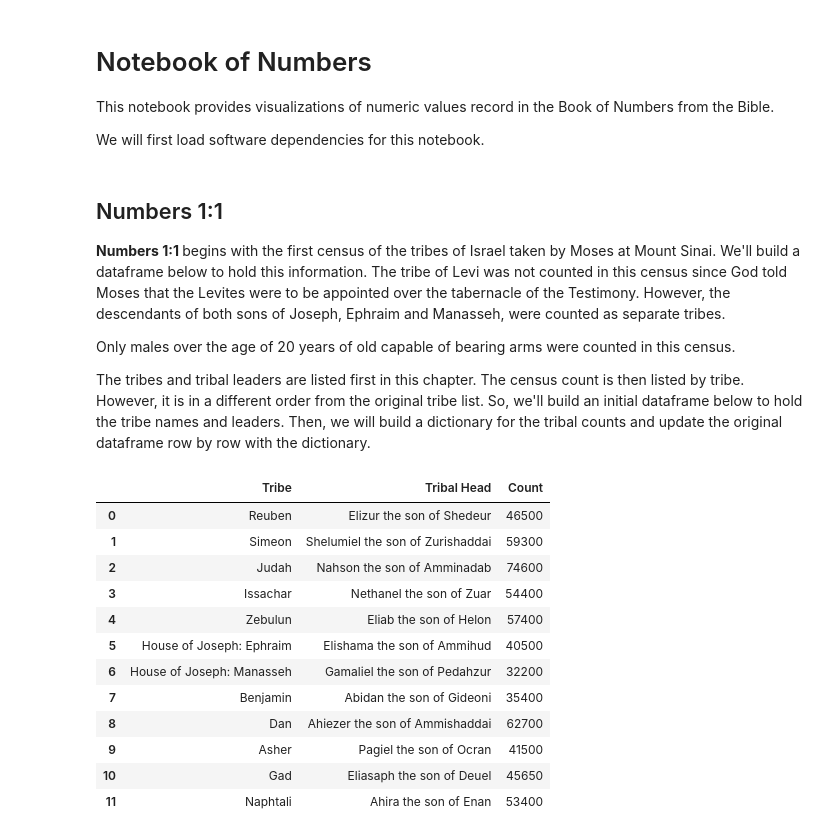
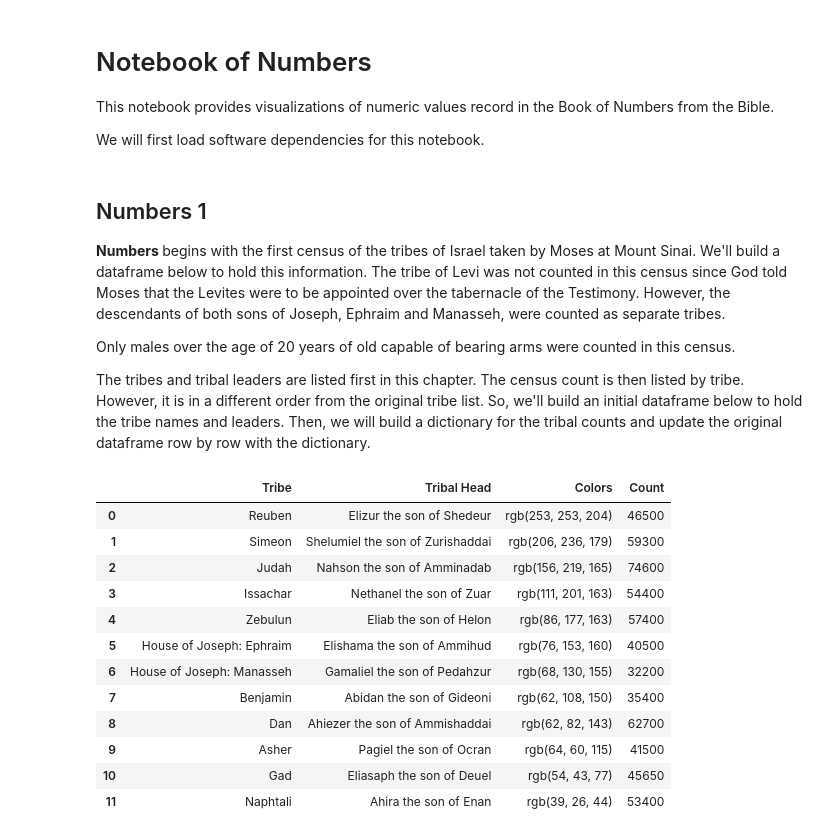
Before and after one commit to caliles/Notebook_of_Numbers, a Jupyter notebook: Notebook_of_Numbers.ipynb, the cells around one changed output. Cells and saved outputs as stored; diff of their text form; code cells hidden in the pictures.

Commit message:
Fixed tribal colors, started 2nd chapter.

```diff
--- a/Notebook_of_Numbers.ipynb
+++ b/Notebook_of_Numbers.ipynb
@@ -10,47 +11,49 @@ import plotly.express as px
 # %% [markdown]
-## Numbers 1:1
+## Numbers 1
 
-<B> Numbers 1:1 </B> begins with the first census of the tribes of Israel taken by Moses at Mount Sinai.  We'll build a dataframe below to hold this information.  The tribe of Levi was not counted in this census since God told Moses that the Levites were to be appointed over the tabernacle of the Testimony.  However, the descendants of both sons of Joseph, Ephraim and Manasseh, were counted as separate tribes.
+<B> Numbers </B> begins with the first census of the tribes of Israel taken by Moses at Mount Sinai.  We'll build a dataframe below to hold this information.  The tribe of Levi was not counted in this census since God told Moses that the Levites were to be appointed over the tabernacle of the Testimony.  However, the descendants of both sons of Joseph, Ephraim and Manasseh, were counted as separate tribes.
 
 Only males over the age of 20 years of old capable of bearing arms were counted in this census.
 
 The tribes and tribal leaders are listed first in this chapter.  The census count is then listed by tribe.  However, it is in a different order from the original tribe list.  So, we'll build an initial dataframe below to hold the tribe names and leaders.  Then, we will build a dictionary for the tribal counts and update the original dataframe row by row with the dictionary.
 # %%
-data = {'Tribe': ['Reuben', 'Simeon', 'Judah', 'Issachar', 'Zebulun', 'House of Joseph: Ephraim',
-                  'House of Joseph: Manasseh', 'Benjamin', 'Dan', 'Asher', 'Gad', 'Naphtali'],
-        'Tribal Head': ['Elizur the son of Shedeur', 'Shelumiel the son of Zurishaddai',
-                       'Nahson the son of Amminadab', 'Nethanel the son of Zuar',
-                       'Eliab the son of Helon', 'Elishama the son of Ammihud',
-                       'Gamaliel the son of Pedahzur', 'Abidan the son of Gideoni',
-                       'Ahiezer the son of Ammishaddai', 'Pagiel the son of Ocran',
-                       'Eliasaph the son of Deuel', 'Ahira the son of Enan']}#,
-        #"Colors": []}
+tribes = {'Tribe': ['Reuben', 'Simeon', 'Judah', 'Issachar', 'Zebulun', 'House of Joseph: Ephraim',
+                  'House of Joseph: Manasseh', 'Benjamin', 'Dan', 'Asher', 'Gad', 'Naphtali']}
+
+data = copy.deepcopy(tribes)
+data['Tribal Head'] = ['Elizur the son of Shedeur', 'Shelumiel the son of Zurishaddai',
+                      'Nahson the son of Amminadab', 'Nethanel the son of Zuar',
+                      'Eliab the son of Helon', 'Elishama the son of Ammihud',
+                      'Gamaliel the son of Pedahzur', 'Abidan the son of Gideoni',
+                      'Ahiezer the son of Ammishaddai', 'Pagiel the son of Ocran',
+                      'Eliasaph the son of Deuel', 'Ahira the son of Enan']#,
+data["Colors"] = px.colors.sequential.deep
 
 tribal_census = {'Reuben': 46500, 'Simeon': 59300, 'Gad': 45650, 'Judah': 74600, 'Issachar': 54400,
                  'Zebulun': 57400, 'House of Joseph: Ephraim': 40500,
                  'House of Joseph: Manasseh': 32200, 'Benjamin': 35400,
                  'Dan': 62700, 'Asher': 41500, 'Naphtali': 53400}
 
 df = pd.DataFrame(data)
 
 df['Count'] = 0 # This will be a placeholder column for the tribal count.
 
 for idx, row in df.iterrows():
     df.loc[idx, 'Count'] = tribal_census[row['Tribe']]
 
 df
 # %% [output]
-|  | Tribe | Tribal Head | Count |
-| 0 | Reuben | Elizur the son of Shedeur | 46500 |
-| 1 | Simeon | Shelumiel the son of Zurishaddai | 59300 |
-| 2 | Judah | Nahson the son of Amminadab | 74600 |
-| 3 | Issachar | Nethanel the son of Zuar | 54400 |
-| 4 | Zebulun | Eliab the son of Helon | 57400 |
-| 5 | House of Joseph: Ephraim | Elishama the son of Ammihud | 40500 |
-| 6 | House of Joseph: Manasseh | Gamaliel the son of Pedahzur | 32200 |
-| 7 | Benjamin | Abidan the son of Gideoni | 35400 |
-| 8 | Dan | Ahiezer the son of Ammishaddai | 62700 |
-| 9 | Asher | Pagiel the son of Ocran | 41500 |
-| 10 | Gad | Eliasaph the son of Deuel | 45650 |
-| 11 | Naphtali | Ahira the son of Enan | 53400 |
+|  | Tribe | Tribal Head | Colors | Count |
+| 0 | Reuben | Elizur the son of Shedeur | rgb(253, 253, 204) | 46500 |
+| 1 | Simeon | Shelumiel the son of Zurishaddai | rgb(206, 236, 179) | 59300 |
+| 2 | Judah | Nahson the son of Amminadab | rgb(156, 219, 165) | 74600 |
+| 3 | Issachar | Nethanel the son of Zuar | rgb(111, 201, 163) | 54400 |
+| 4 | Zebulun | Eliab the son of Helon | rgb(86, 177, 163) | 57400 |
+| 5 | House of Joseph: Ephraim | Elishama the son of Ammihud | rgb(76, 153, 160) | 40500 |
+| 6 | House of Joseph: Manasseh | Gamaliel the son of Pedahzur | rgb(68, 130, 155) | 32200 |
+| 7 | Benjamin | Abidan the son of Gideoni | rgb(62, 108, 150) | 35400 |
+| 8 | Dan | Ahiezer the son of Ammishaddai | rgb(62, 82, 143) | 62700 |
+| 9 | Asher | Pagiel the son of Ocran | rgb(64, 60, 115) | 41500 |
+| 10 | Gad | Eliasaph the son of Deuel | rgb(54, 43, 77) | 45650 |
+| 11 | Naphtali | Ahira the son of Enan | rgb(39, 26, 44) | 53400 |
 # %%
```
Also changed, not shown: parts of 4 cells of this notebook.
